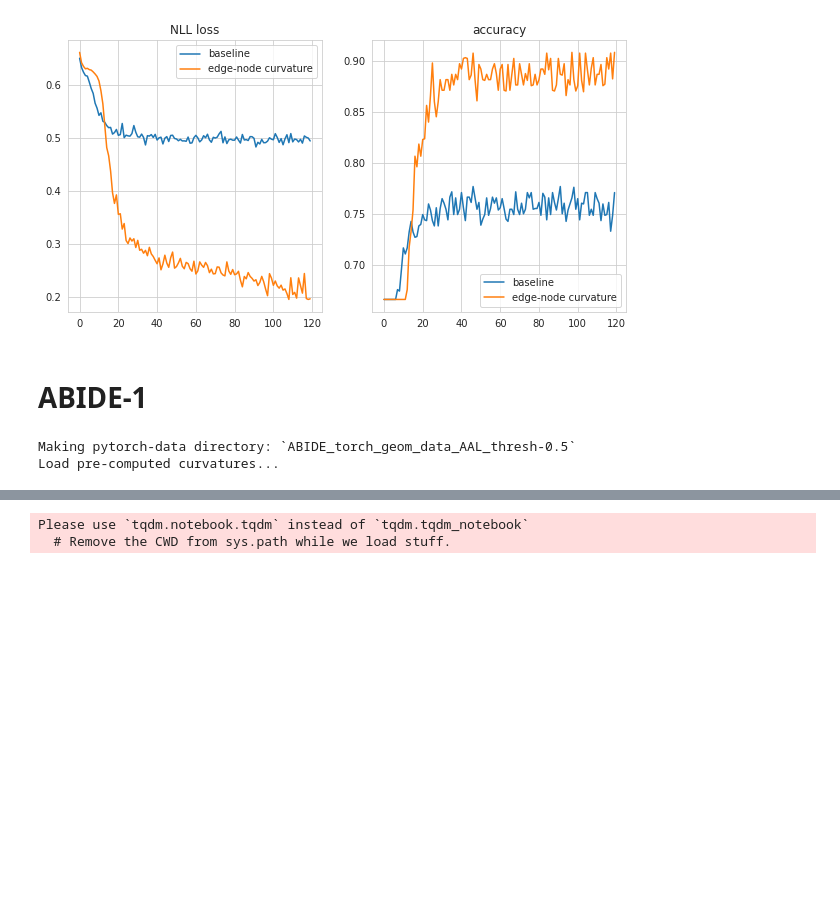
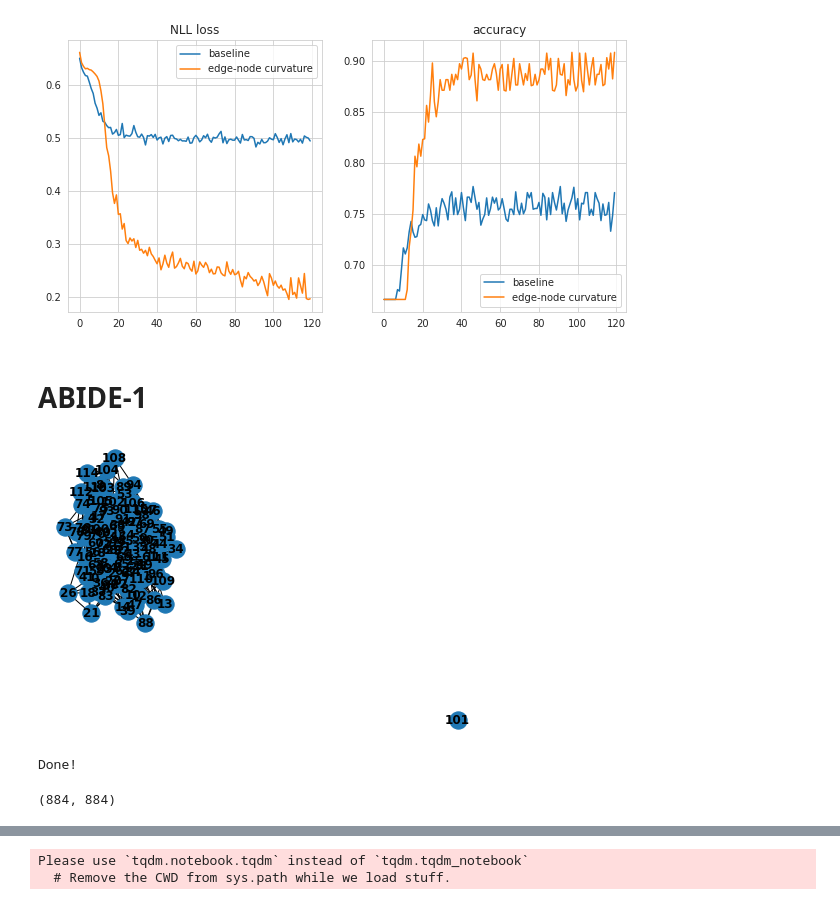
Before and after one commit to blufzzz/Discrete-Curvature-Graph-Classification, a Jupyter notebook: graph_classification.ipynb, the cells around one changed output, grey strips where cells are left out. Saved outputs shown, nothing was run; the diff lists cells and outputs as text; code cells hidden in the pictures; blank space fills up the shorter version.

```diff
--- a/graph_classification.ipynb
+++ b/graph_classification.ipynb
@@ -486,6 +491,19 @@ def get_curvatures(data_nx, weighted_edges = False, compute_olliver=False):
     clear_output()
 
     return results
+# %%
+def threshold_matrix(corr_matrix, threshold=0.5):
+      A = corr_matrix.copy()
+      A = np.abs(A)
+      A[A < threshold] = 0
+      return A
+corr_matrix = np.load('./ABIDE1/ABIDE1_AAL.npy')[0]
+corr_matrix = threshold_matrix(corr_matrix, threshold=0.3)
+E = np.eye(corr_matrix.shape[0])
+g = nx.from_numpy_matrix(corr_matrix-E)
+nx.draw(g, with_labels=True, font_weight='bold')
+# %% [output]
+[figure, added]
 # %%
 class ABIDEDataset(Dataset):
     def __init__(self,
@@ -561,13 +600,17 @@ class ABIDEDataset(Dataset):
 dataset = ABIDEDataset(numpy_data_folder='ABIDE1',
                        atlas_type='AAL',
                        threshold=0.5,
-                       curvatures_path='curv_abide_AAL.npy')
+                       rebuild=False,
+                       curvatures_path=None)
 
 num_classes = len(np.unique(dataset.numpy_target))
 dataloader_abide_both = DataLoader(dataset, batch_size=32, shuffle=True)
 # %% [output]
-Making pytorch-data directory: `ABIDE_torch_geom_data_AAL_thresh-0.5`
-Load pre-computed curvatures...
+Done!
+# %%
+len(dataset.items), len(dataset)
+# %% [output]
+(884, 884)
 # %%
 for batch in dataloader_abide_both:
     break
```
Also changed, not shown: parts of 10 cells of this notebook.
